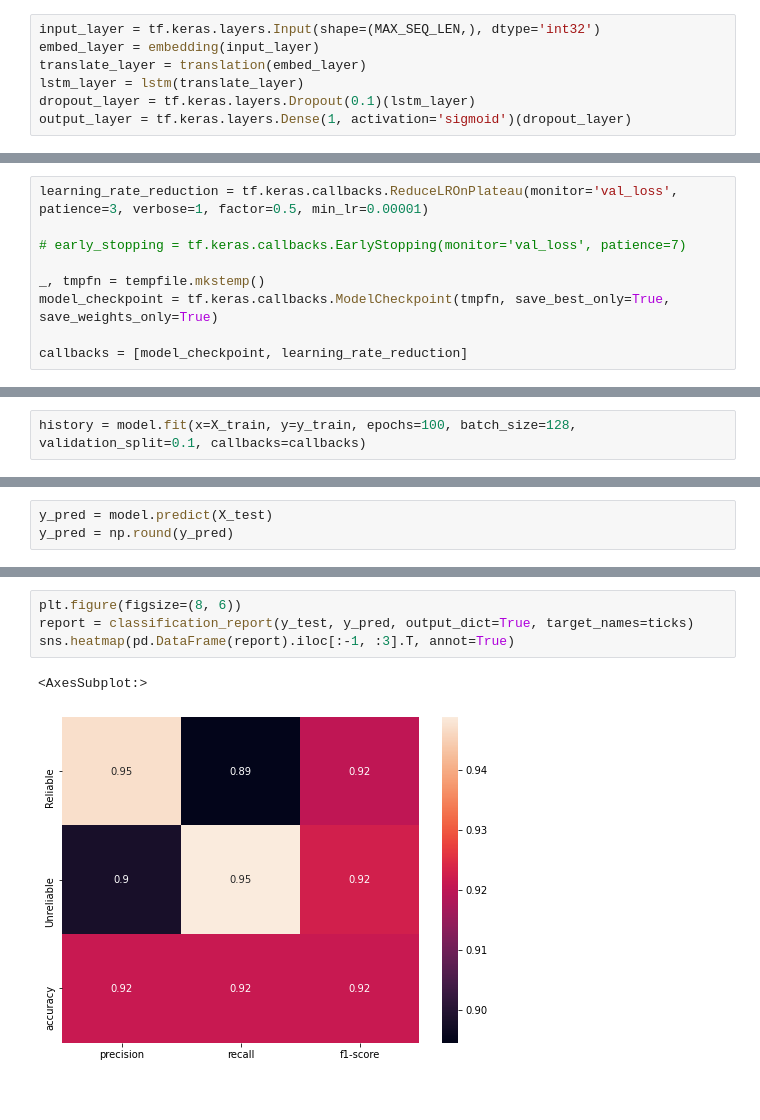
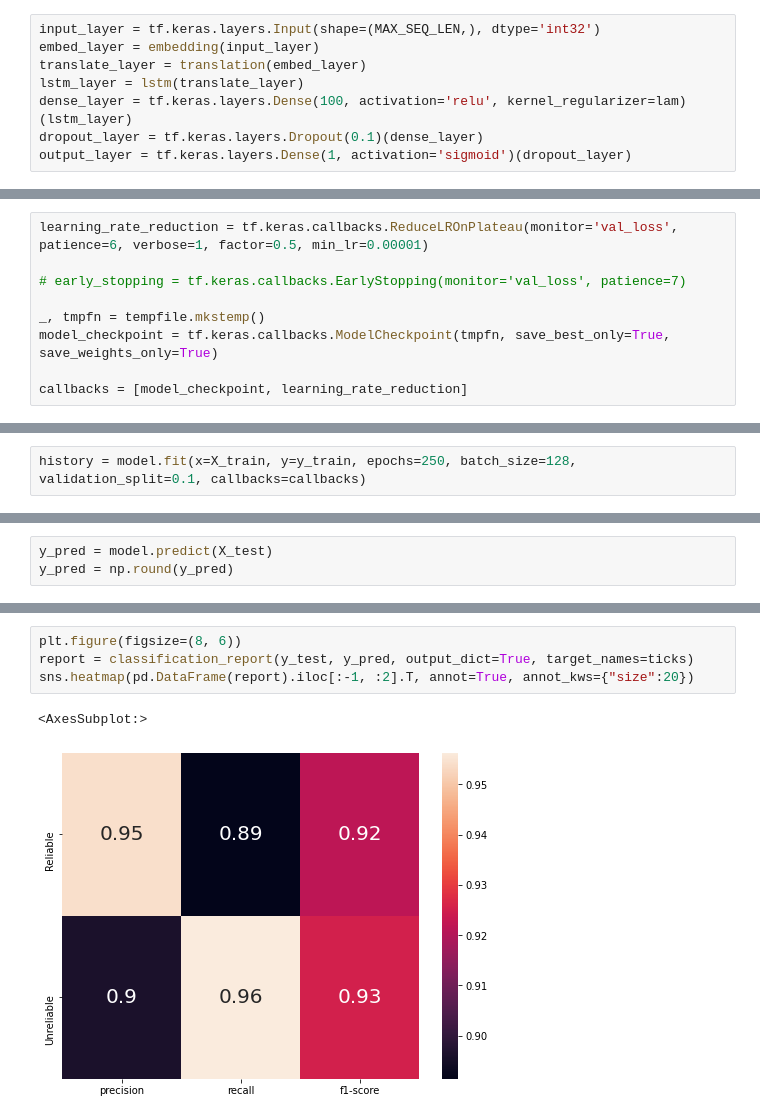
Before and after one commit to sm823zw/Fake-News-Classifier, a Jupyter notebook: title.ipynb, the cells around one changed output, grey strips where cells are left out. Saved outputs shown, nothing was run; the diff lists cells and outputs as text.

Commit message:
Trained New Models

```diff
--- a/title.ipynb
+++ b/title.ipynb
@@ -117,7 +117,8 @@ input_layer = tf.keras.layers.Input(shape=(MAX_SEQ_LEN,), dtype='int32')
 embed_layer = embedding(input_layer)
 translate_layer = translation(embed_layer)
 lstm_layer = lstm(translate_layer)
-dropout_layer = tf.keras.layers.Dropout(0.1)(lstm_layer)
+dense_layer = tf.keras.layers.Dense(100, activation='relu', kernel_regularizer=lam)(lstm_layer)
+dropout_layer = tf.keras.layers.Dropout(0.1)(dense_layer)
 output_layer = tf.keras.layers.Dense(1, activation='sigmoid')(dropout_layer)
 # %%
 model = tf.keras.Model(input_layer, output_layer)
@@ -146,7 +144,7 @@ _________________________________________________________________
 # %%
 model.compile(loss="binary_crossentropy",optimizer="adam",metrics=["accuracy"])
 # %%
-learning_rate_reduction = tf.keras.callbacks.ReduceLROnPlateau(monitor='val_loss', patience=3, verbose=1, factor=0.5, min_lr=0.00001)
+learning_rate_reduction = tf.keras.callbacks.ReduceLROnPlateau(monitor='val_loss', patience=6, verbose=1, factor=0.5, min_lr=0.00001)
 
 # early_stopping = tf.keras.callbacks.EarlyStopping(monitor='val_loss', patience=7)
 
@@ -158,5 +156,5 @@ callbacks = [model_checkpoint, learning_rate_reduction]
 X_train = train_data[0]
 y_train = train_data[1]
 # %%
-history = model.fit(x=X_train, y=y_train, epochs=100, batch_size=128, validation_split=0.1, callbacks=callbacks)
+history = model.fit(x=X_train, y=y_train, epochs=250, batch_size=128, validation_split=0.1, callbacks=callbacks)
 # %% [output]
@@ -231,7 +229,7 @@ Text(51.0, 0.5, 'Predicted labels')
 # %%
 plt.figure(figsize=(8, 6))
 report = classification_report(y_test, y_pred, output_dict=True, target_names=ticks)
-sns.heatmap(pd.DataFrame(report).iloc[:-1, :3].T, annot=True)
+sns.heatmap(pd.DataFrame(report).iloc[:-1, :2].T, annot=True, annot_kws={"size":20})
 # %% [output]
 <AxesSubplot:>
-[figure, old version]
+[figure, new version]
```
Also changed, not shown: parts of 6 cells of this notebook, 1 other file.
